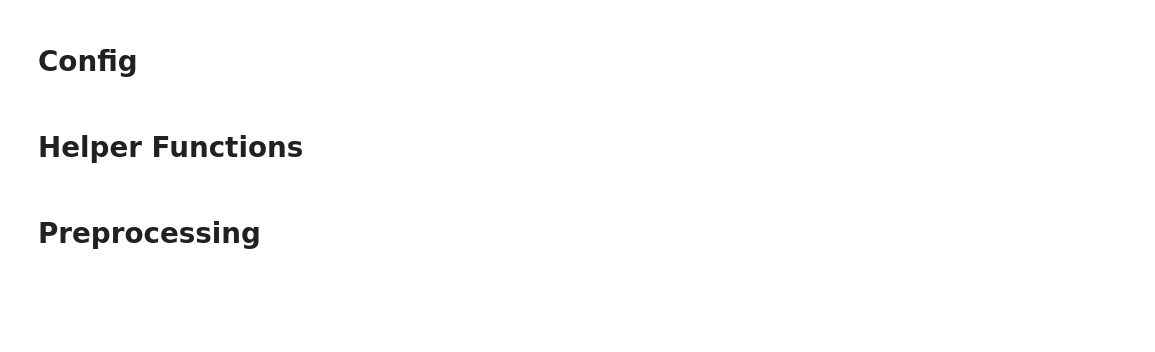
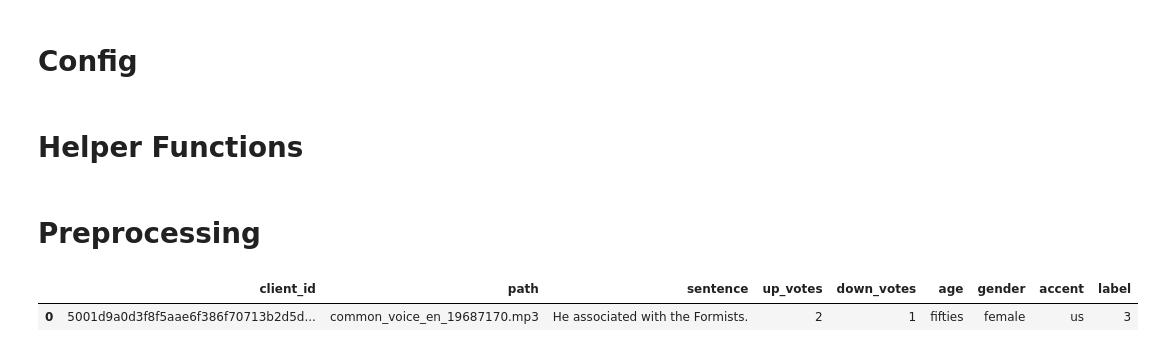
Before and after one commit to ahmedtarekabd/Speaker-Gender-Age-Recognition, a Jupyter notebook: 1.Preprocessing.ipynb, the cells around one changed output. Cells and saved outputs as stored; diff of their text form; code cells hidden in the pictures; blank space fills up the shorter version.

```diff
--- a/1.Preprocessing.ipynb
+++ b/1.Preprocessing.ipynb
@@ -48,5 +43,8 @@ def preprocess_audio(y, sr=16000):
 # %% [markdown]
 # Preprocessing
 # %%
-df = pd.read_csv("data/filtered_data_labeled.tsv", sep='\t')
-df.head()
+df = pd.read_csv("data/filtered_data_labeled.tsv", sep='\t')[:500]
+df.head(1)
+# %% [output]
+|  | client_id | path | sentence | up_votes | down_votes | age | gender | accent | label |
+| 0 | 5001d9a0d3f8f5aae6f386f70713b2d5d... | common_voice_en_19687170.mp3 | He associated with the Formists. | 2 | 1 | fifties | female | us | 3 |
```
Also changed, not shown: parts of 8 cells of this notebook, 6 other files.
